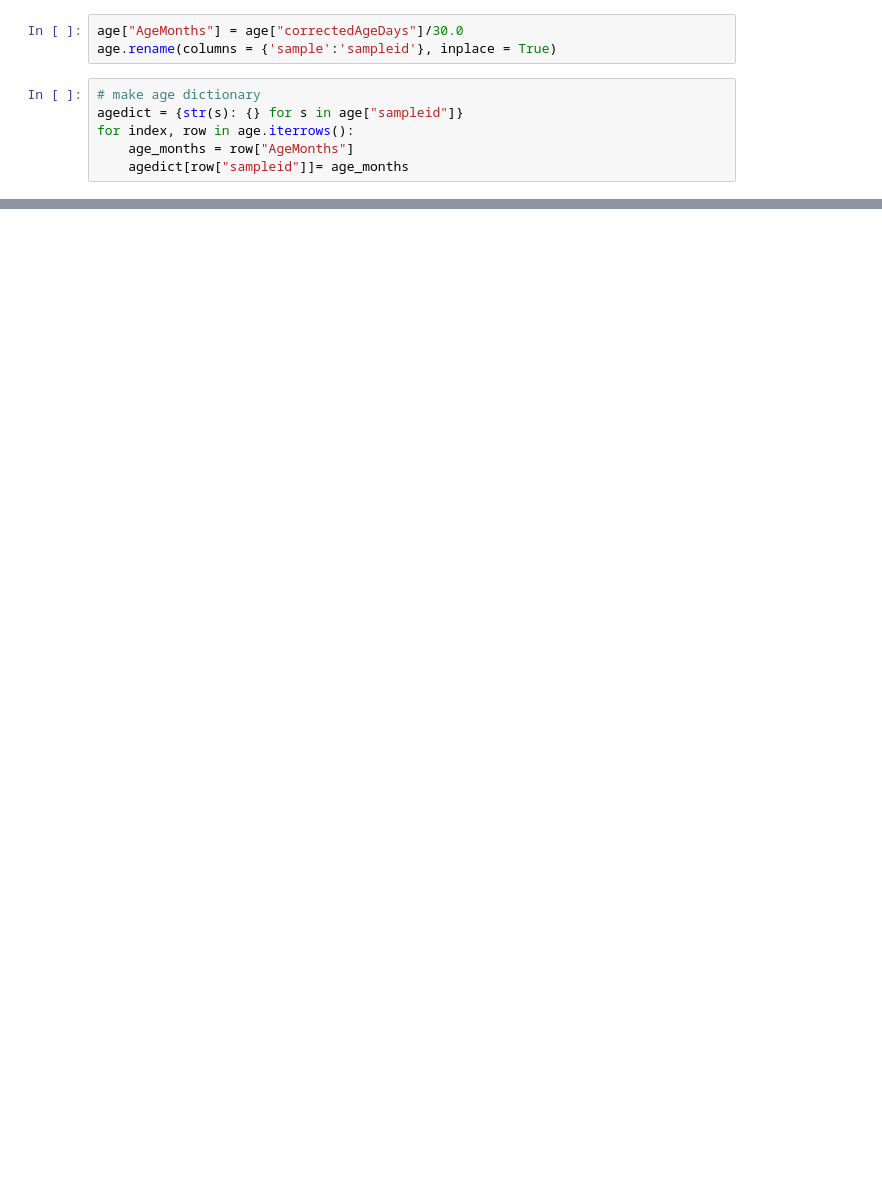
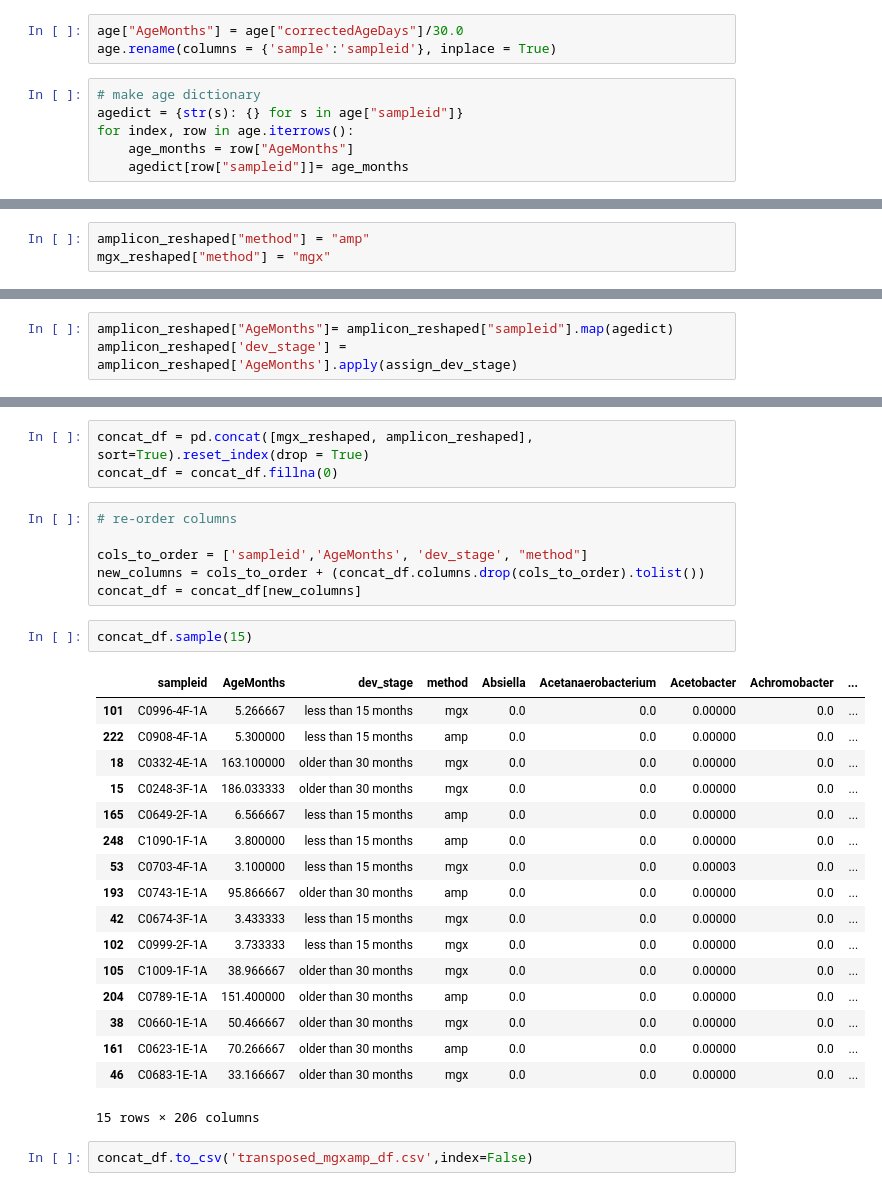
Before and after one commit to Klepac-Ceraj-Lab/thesis, a Jupyter notebook: paper-abundance-tables/metaphlan3-abundance-table.ipynb, the cells around one changed output, grey strips where cells are left out. Cells and saved outputs as stored; diff of their text form; blank space fills up the shorter version.

```diff
--- a/paper-abundance-tables/metaphlan3-abundance-table.ipynb
+++ b/paper-abundance-tables/metaphlan3-abundance-table.ipynb
@@ -202,0 +339,3 @@ original_reshaped.to_csv('paper_abund_df.csv')
+# %%
+amplicon_reshaped["method"] = "amp"
+mgx_reshaped["method"] = "mgx"
@@ -202,0 +347,3 @@ original_reshaped.to_csv('paper_abund_df.csv')
+# %%
+amplicon_reshaped["AgeMonths"]= amplicon_reshaped["sampleid"].map(agedict)
+amplicon_reshaped['dev_stage'] = amplicon_reshaped['AgeMonths'].apply(assign_dev_stage)
@@ -202,0 +371,31 @@ original_reshaped.to_csv('paper_abund_df.csv')
+# %%
+concat_df = pd.concat([mgx_reshaped, amplicon_reshaped], sort=True).reset_index(drop = True)
+concat_df = concat_df.fillna(0)
+# %%
+# re-order columns
+
+cols_to_order = ['sampleid','AgeMonths', 'dev_stage', "method"]
+new_columns = cols_to_order + (concat_df.columns.drop(cols_to_order).tolist())
+concat_df = concat_df[new_columns]
+# %%
+concat_df.sample(15)
+# %% [output]
+|  | sampleid | AgeMonths | dev_stage | method | Absiella | Acetanaerobacterium | Acetobacter | Achromobacter | ... |
+| 101 | C0996-4F-1A | 5.266667 | less than 15 months | mgx | 0.0 | 0.0 | 0.00000 | 0.0 | ... |
+| 222 | C0908-4F-1A | 5.300000 | less than 15 months | amp | 0.0 | 0.0 | 0.00000 | 0.0 | ... |
+| 18 | C0332-4E-1A | 163.100000 | older than 30 months | mgx | 0.0 | 0.0 | 0.00000 | 0.0 | ... |
+| 15 | C0248-3F-1A | 186.033333 | older than 30 months | mgx | 0.0 | 0.0 | 0.00000 | 0.0 | ... |
+| 165 | C0649-2F-1A | 6.566667 | less than 15 months | amp | 0.0 | 0.0 | 0.00000 | 0.0 | ... |
+| 248 | C1090-1F-1A | 3.800000 | less than 15 months | amp | 0.0 | 0.0 | 0.00000 | 0.0 | ... |
+| 53 | C0703-4F-1A | 3.100000 | less than 15 months | mgx | 0.0 | 0.0 | 0.00003 | 0.0 | ... |
+| 193 | C0743-1E-1A | 95.866667 | older than 30 months | amp | 0.0 | 0.0 | 0.00000 | 0.0 | ... |
+| 42 | C0674-3F-1A | 3.433333 | less than 15 months | mgx | 0.0 | 0.0 | 0.00000 | 0.0 | ... |
+| 102 | C0999-2F-1A | 3.733333 | less than 15 months | mgx | 0.0 | 0.0 | 0.00000 | 0.0 | ... |
+| 105 | C1009-1F-1A | 38.966667 | older than 30 months | mgx | 0.0 | 0.0 | 0.00000 | 0.0 | ... |
+| 204 | C0789-1E-1A | 151.400000 | older than 30 months | amp | 0.0 | 0.0 | 0.00000 | 0.0 | ... |
+| 38 | C0660-1E-1A | 50.466667 | older than 30 months | mgx | 0.0 | 0.0 | 0.00000 | 0.0 | ... |
+| 161 | C0623-1E-1A | 70.266667 | older than 30 months | amp | 0.0 | 0.0 | 0.00000 | 0.0 | ... |
+| 46 | C0683-1E-1A | 33.166667 | older than 30 months | mgx | 0.0 | 0.0 | 0.00000 | 0.0 | ... |
+15 rows × 206 columns
+# %%
+concat_df.to_csv('transposed_mgxamp_df.csv',index=False)
```
Also changed, not shown: parts of 83 cells of this notebook, 6 other files.
